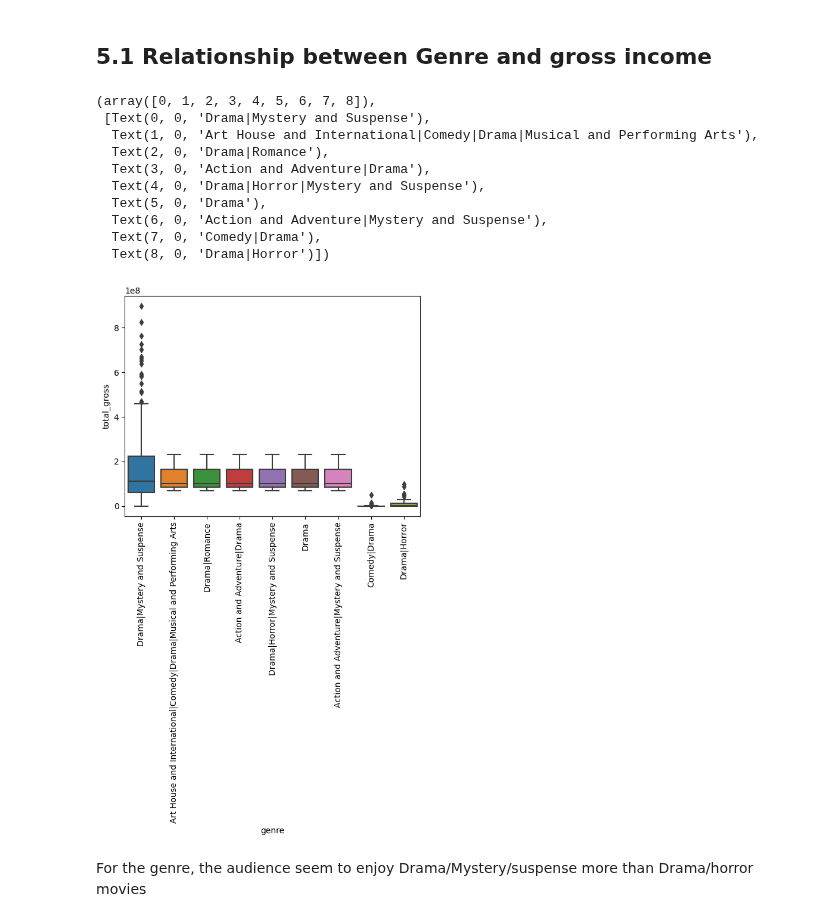
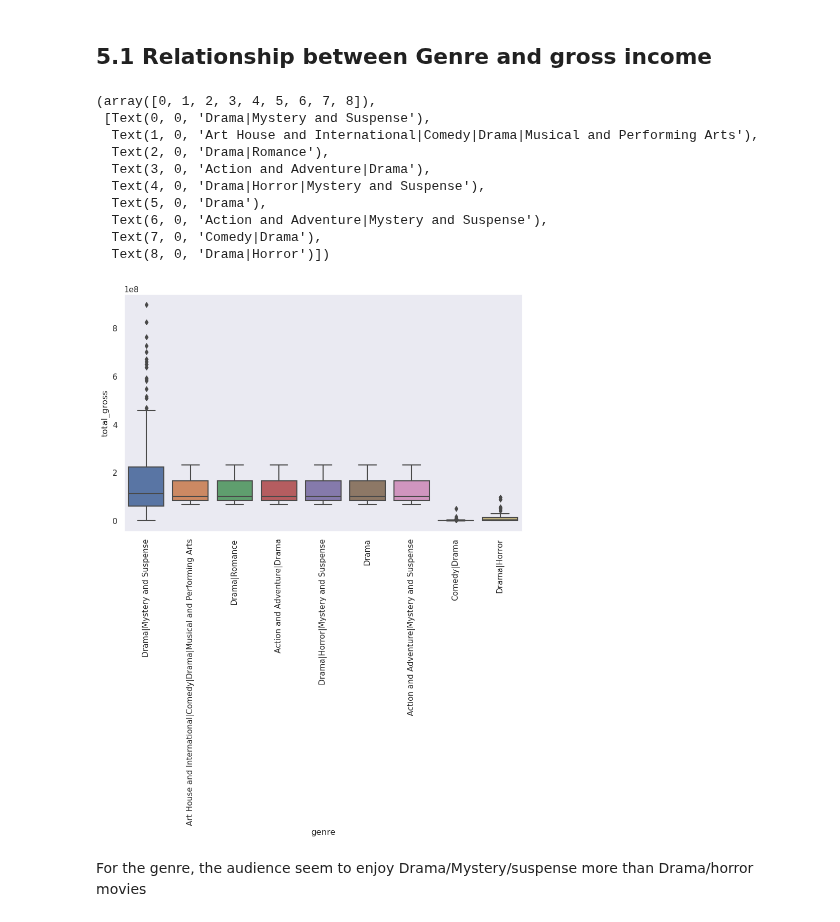
Before and after one commit to MuchiriKinyua/Microsoft-Movie-Project, a Jupyter notebook: Microsoft Movie project.ipynb, the cells around one changed output. Drawn from its saved outputs; the diff is of its cells as text; code cells hidden in the pictures.

```diff
--- a/Microsoft Movie project.ipynb
+++ b/Microsoft Movie project.ipynb
@@ -854,20 +849,22 @@ That's where the visualizations come in. Data visualized, say by a graph or perh
 # %% [markdown]
 ## 5.1 Relationship between Genre and gross income
 # %%
+sns.set(style="dark")
+fig, ax = plt.subplots(figsize = (10, 6))
 sns.boxplot(data = bom_and_rt,x = "genre", y = "total_gross")
 plt.xticks(rotation = 90)
 # %% [output]
 (array([0, 1, 2, 3, 4, 5, 6, 7, 8]),
  [Text(0, 0, 'Drama|Mystery and Suspense'),
   Text(1, 0, 'Art House and International|Comedy|Drama|Musical and Performing Arts'),
   Text(2, 0, 'Drama|Romance'),
   Text(3, 0, 'Action and Adventure|Drama'),
   Text(4, 0, 'Drama|Horror|Mystery and Suspense'),
   Text(5, 0, 'Drama'),
   Text(6, 0, 'Action and Adventure|Mystery and Suspense'),
   Text(7, 0, 'Comedy|Drama'),
   Text(8, 0, 'Drama|Horror')])
-[figure, old version]
+[figure, new version]
 # %% [markdown]
 For the genre, the audience seem to enjoy Drama/Mystery/suspense more than Drama/horror movies
 # %% [markdown]
```
Also changed, not shown: parts of 28 cells of this notebook, 1 other file.
